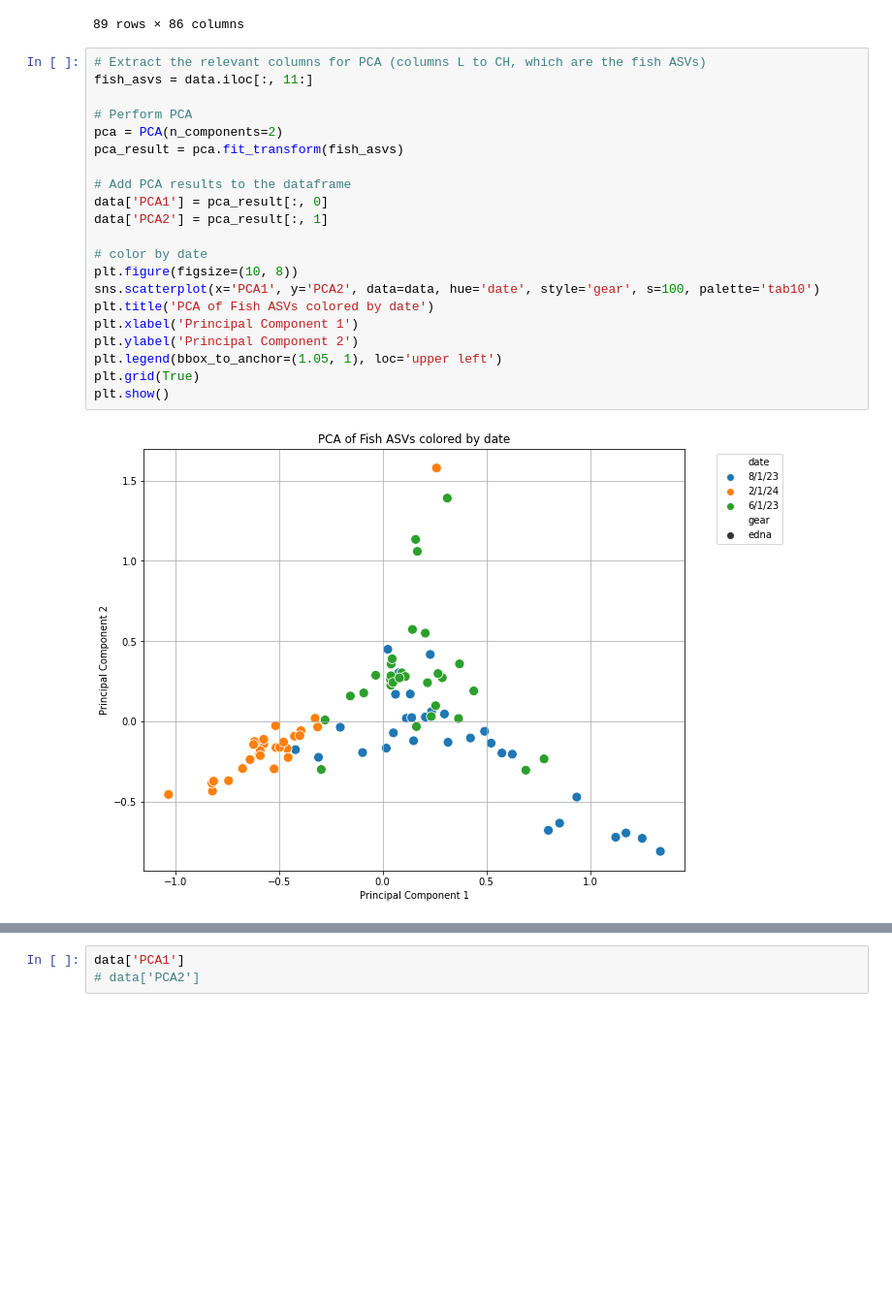
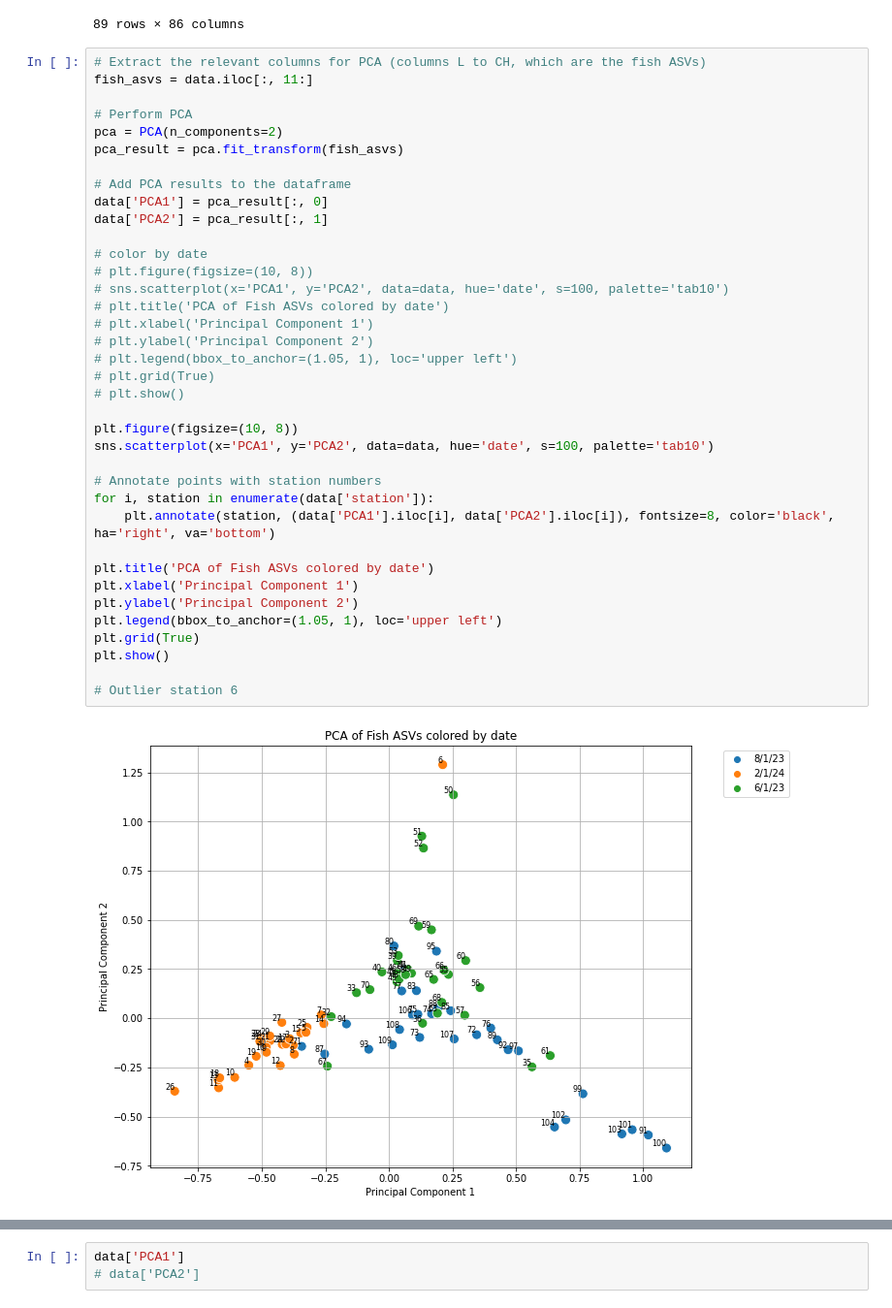
Before and after one commit to henrysun9074/fishics, a Jupyter notebook: dim-reduction/pca-tsne.ipynb, the cells around one changed output, grey strips where cells are left out. Shown: that part at 97% size. Drawn from its saved outputs; the diff is of its cells as text; blank space fills up the shorter version.

```diff
--- a/dim-reduction/pca-tsne.ipynb
+++ b/dim-reduction/pca-tsne.ipynb
@@ -23,23 +23,39 @@ data
 # %%
 # Extract the relevant columns for PCA (columns L to CH, which are the fish ASVs)
 fish_asvs = data.iloc[:, 11:]
 
 # Perform PCA
 pca = PCA(n_components=2)
 pca_result = pca.fit_transform(fish_asvs)
 
 # Add PCA results to the dataframe
 data['PCA1'] = pca_result[:, 0]
 data['PCA2'] = pca_result[:, 1]
 
 # color by date
+# plt.figure(figsize=(10, 8))
+# sns.scatterplot(x='PCA1', y='PCA2', data=data, hue='date', s=100, palette='tab10')
+# plt.title('PCA of Fish ASVs colored by date')
+# plt.xlabel('Principal Component 1')
+# plt.ylabel('Principal Component 2')
+# plt.legend(bbox_to_anchor=(1.05, 1), loc='upper left')
+# plt.grid(True)
+# plt.show()
+
 plt.figure(figsize=(10, 8))
-sns.scatterplot(x='PCA1', y='PCA2', data=data, hue='date', style='gear', s=100, palette='tab10')
+sns.scatterplot(x='PCA1', y='PCA2', data=data, hue='date', s=100, palette='tab10')
+
+# Annotate points with station numbers
+for i, station in enumerate(data['station']):
+    plt.annotate(station, (data['PCA1'].iloc[i], data['PCA2'].iloc[i]), fontsize=8, color='black', ha='right', va='bottom')
+
 plt.title('PCA of Fish ASVs colored by date')
 plt.xlabel('Principal Component 1')
 plt.ylabel('Principal Component 2')
 plt.legend(bbox_to_anchor=(1.05, 1), loc='upper left')
 plt.grid(True)
 plt.show()
+
+# Outlier station 6
 # %% [output]
-[figure, old version]
+[figure, new version]
```
Also changed, not shown: parts of 2 cells of this notebook, 1 other file.
